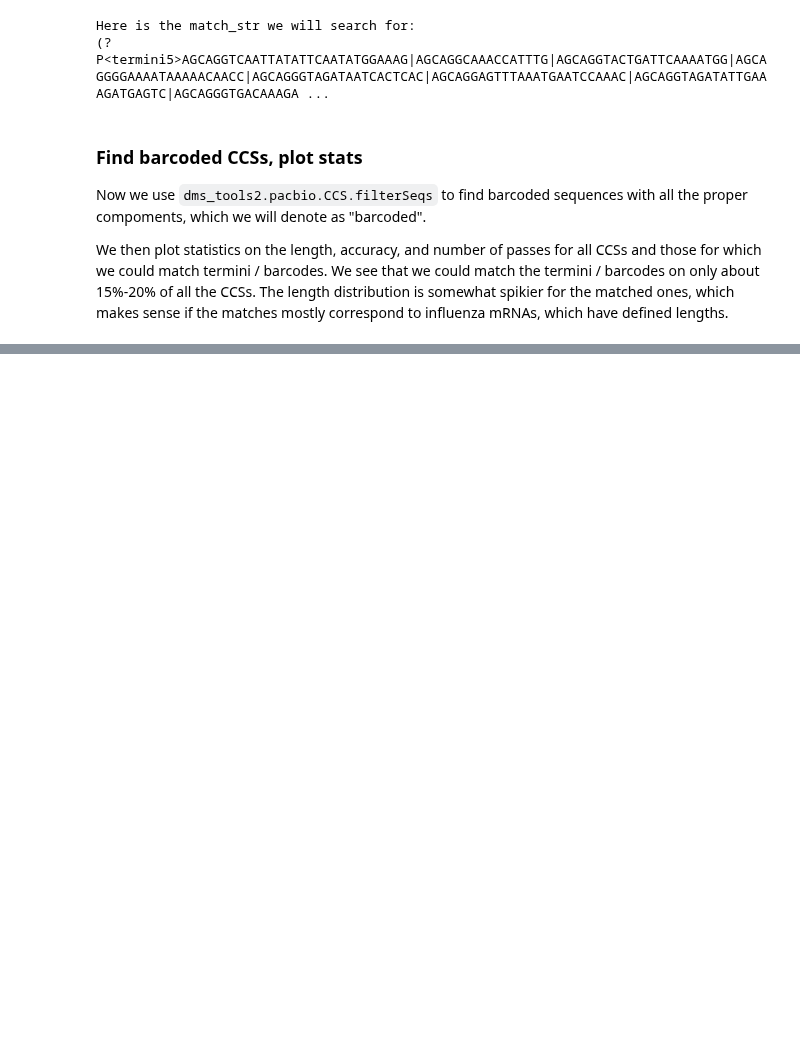
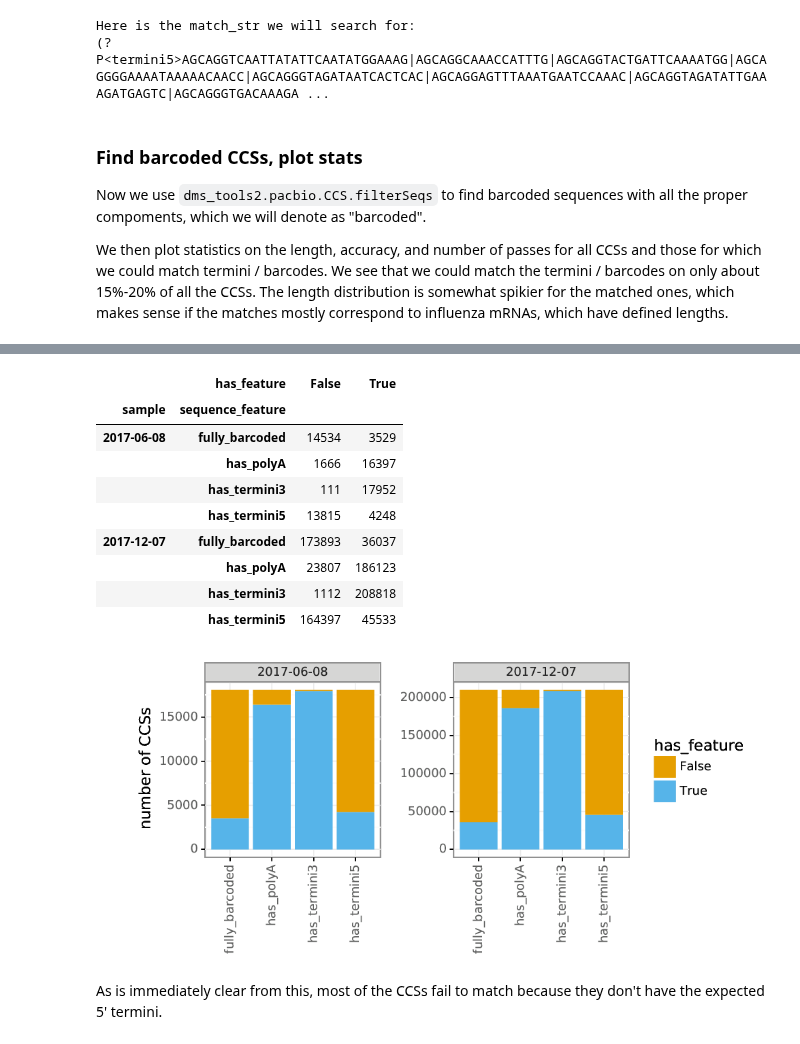
Before and after one commit to jbloomlab/IFNsorted_flu_single_cell, a Jupyter notebook: pacbio_analysis.ipynb, the cells around one changed output, grey strips where cells are left out. Drawn from its saved outputs; the diff is of its cells as text; code cells hidden in the pictures; blank space fills up the shorter version.

```diff
--- a/pacbio_analysis.ipynb
+++ b/pacbio_analysis.ipynb
@@ -299,0 +293,51 @@ Name: CCS, dtype: int64
+# %%
+# annotate CCSs with `has_termini5`, etc
+for pattern in ['termini5', 'termini3', 'polyA']:
+    for ccs in ccslist:
+        ccs.filterSeqs(match_str_parts[pattern],
+                       filter_colname='has_{0}'.format(pattern))
+
+# counts of CCSs with each feature
+ccs_match_df = (
+    pandas.concat(ccs.df.assign(sample=ccs.name) for ccs in ccslist)
+       .rename({'barcoded':'fully_barcoded'}, axis=1)
+       .melt(id_vars=['sample', 'CCS'],
+             value_vars=['fully_barcoded', 'has_termini5', 'has_termini3', 'has_polyA'],
+             var_name='sequence_feature', value_name='has_feature')
+       .groupby(['sample', 'sequence_feature', 'has_feature'])
+       .aggregate('count')
+       .rename(columns={'CCS':'number of CCSs'})
+       .reset_index()
+       )
+
+display(ccs_match_df.pivot_table(values='number of CCSs',
+        index=['sample', 'sequence_feature'], columns='has_feature'))
+
+# plot the results
+p_ccs_match = (
+    ggplot(ccs_match_df, aes(x='sequence_feature',
+           y='number of CCSs', fill='has_feature')) +
+        geom_bar(stat='identity') +
+        scale_fill_manual(COLOR_BLIND_PALETTE_GRAY[1 : ]) +
+    facet_wrap('~sample', scales='free_y') +
+    theme(panel_spacing=0.8, axis_text_x=element_text(angle=90)) +
+    xlab("")
+    )
+
+ccs_match_plotfile = os.path.join(ccsdir, 'ccs_match_plot.pdf')
+p_ccs_match.save(ccs_match_plotfile, width=6, height=2.5, verbose=False)
+showPDF(ccs_match_plotfile, width=700)
+# %% [output]
+|  | has_feature | False | True |
+| sample | sequence_feature |  |  |
+| 2017-06-08 | fully_barcoded | 14534 | 3529 |
+|  | has_polyA | 1666 | 16397 |
+|  | has_termini3 | 111 | 17952 |
+|  | has_termini5 | 13815 | 4248 |
+| 2017-12-07 | fully_barcoded | 173893 | 36037 |
+|  | has_polyA | 23807 | 186123 |
+|  | has_termini3 | 1112 | 208818 |
+|  | has_termini5 | 164397 | 45533 |
+[figure, added]
+# %% [markdown]
+As is immediately clear from this, most of the CCSs fail to match because they don't have the expected 5' termini.
```
Also changed, not shown: parts of 7 cells of this notebook.
